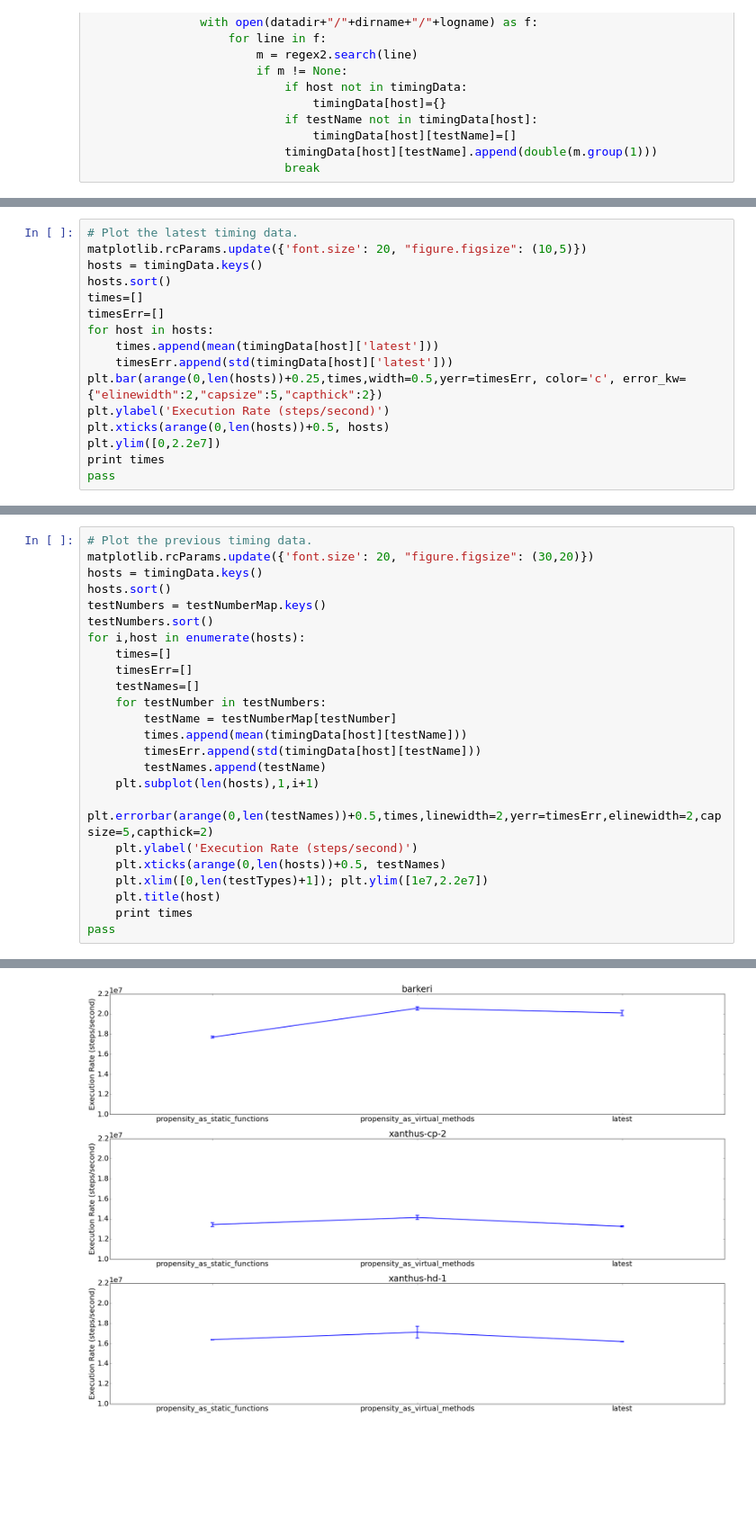
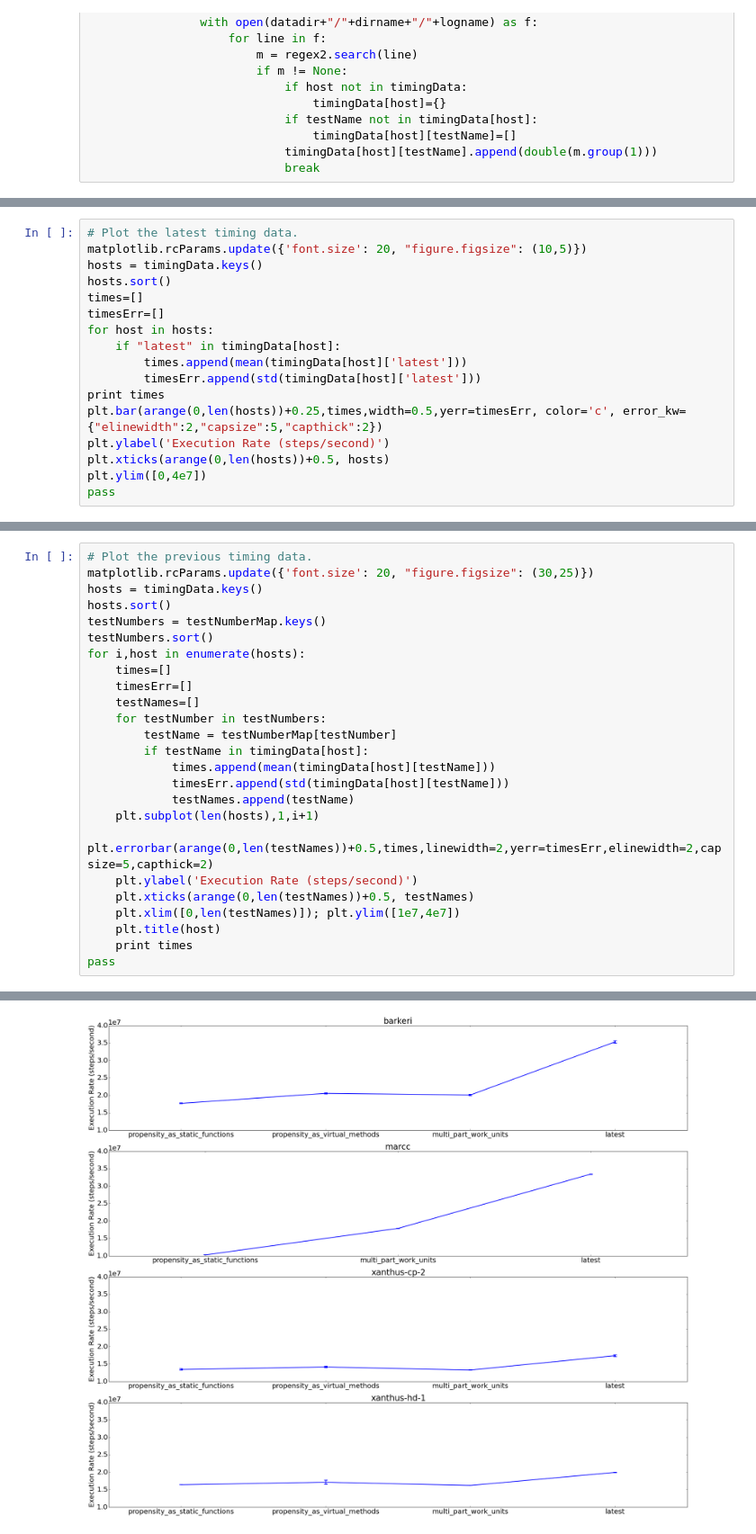
Before and after one commit to telamonian/lmes, a Jupyter notebook: regression/first_order_birth_death/analysis.ipynb, the cells around one changed output, grey strips where cells are left out. Shown: that part at 90% size. Saved outputs shown, nothing was run; the diff lists cells and outputs as text; blank space fills up the shorter version.

```diff
--- a/regression/first_order_birth_death/analysis.ipynb
+++ b/regression/first_order_birth_death/analysis.ipynb
@@ -344,12 +350,13 @@ hosts.sort()
 times=[]
 timesErr=[]
 for host in hosts:
-    times.append(mean(timingData[host]['latest']))
-    timesErr.append(std(timingData[host]['latest']))
+    if "latest" in timingData[host]:
+        times.append(mean(timingData[host]['latest']))
+        timesErr.append(std(timingData[host]['latest']))
+print times
 plt.bar(arange(0,len(hosts))+0.25,times,width=0.5,yerr=timesErr, color='c', error_kw={"elinewidth":2,"capsize":5,"capthick":2})
 plt.ylabel('Execution Rate (steps/second)')
 plt.xticks(arange(0,len(hosts))+0.5, hosts)
-plt.ylim([0,2.2e7])
-print times
+plt.ylim([0,4e7])
 pass
 # %% [output]
@@ -358,6 +365,6 @@ pass
 # %%
 # Plot the previous timing data.
-matplotlib.rcParams.update({'font.size': 20, "figure.figsize": (30,20)})
+matplotlib.rcParams.update({'font.size': 20, "figure.figsize": (30,25)})
 hosts = timingData.keys()
 hosts.sort()
 testNumbers = testNumberMap.keys()
@@ -368,14 +375,15 @@ for i,host in enumerate(hosts):
     testNames=[]
     for testNumber in testNumbers:
         testName = testNumberMap[testNumber]
-        times.append(mean(timingData[host][testName]))
-        timesErr.append(std(timingData[host][testName]))
-        testNames.append(testName)
+        if testName in timingData[host]:
+            times.append(mean(timingData[host][testName]))
+            timesErr.append(std(timingData[host][testName]))
+            testNames.append(testName)
     plt.subplot(len(hosts),1,i+1)
     plt.errorbar(arange(0,len(testNames))+0.5,times,linewidth=2,yerr=timesErr,elinewidth=2,capsize=5,capthick=2)
     plt.ylabel('Execution Rate (steps/second)')
-    plt.xticks(arange(0,len(hosts))+0.5, testNames)
-    plt.xlim([0,len(testTypes)+1]); plt.ylim([1e7,2.2e7])
+    plt.xticks(arange(0,len(testNames))+0.5, testNames)
+    plt.xlim([0,len(testNames)]); plt.ylim([1e7,4e7])
     plt.title(host)
     print times
 pass
@@ -386 +395 @@ pass
-[figure, old version]
+[figure, new version]
```
Also changed, not shown: parts of 13 cells of this notebook, 5 other files.
